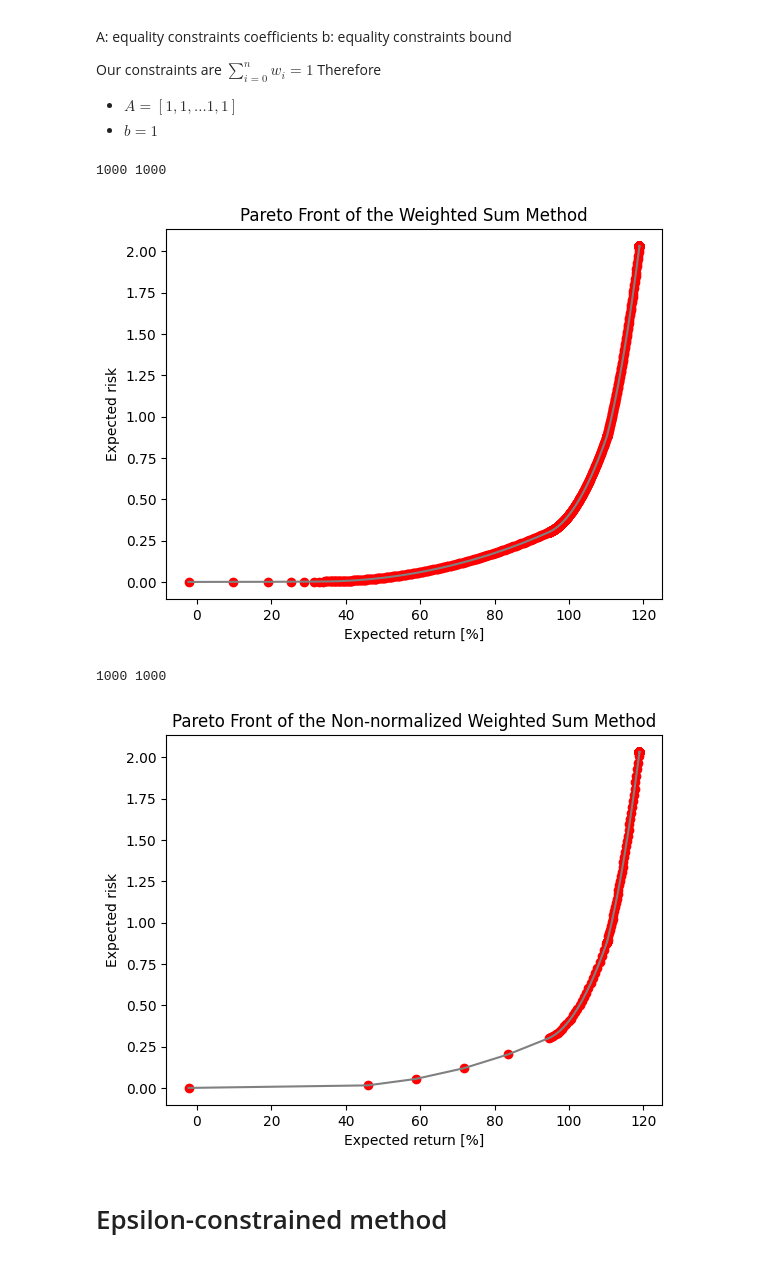
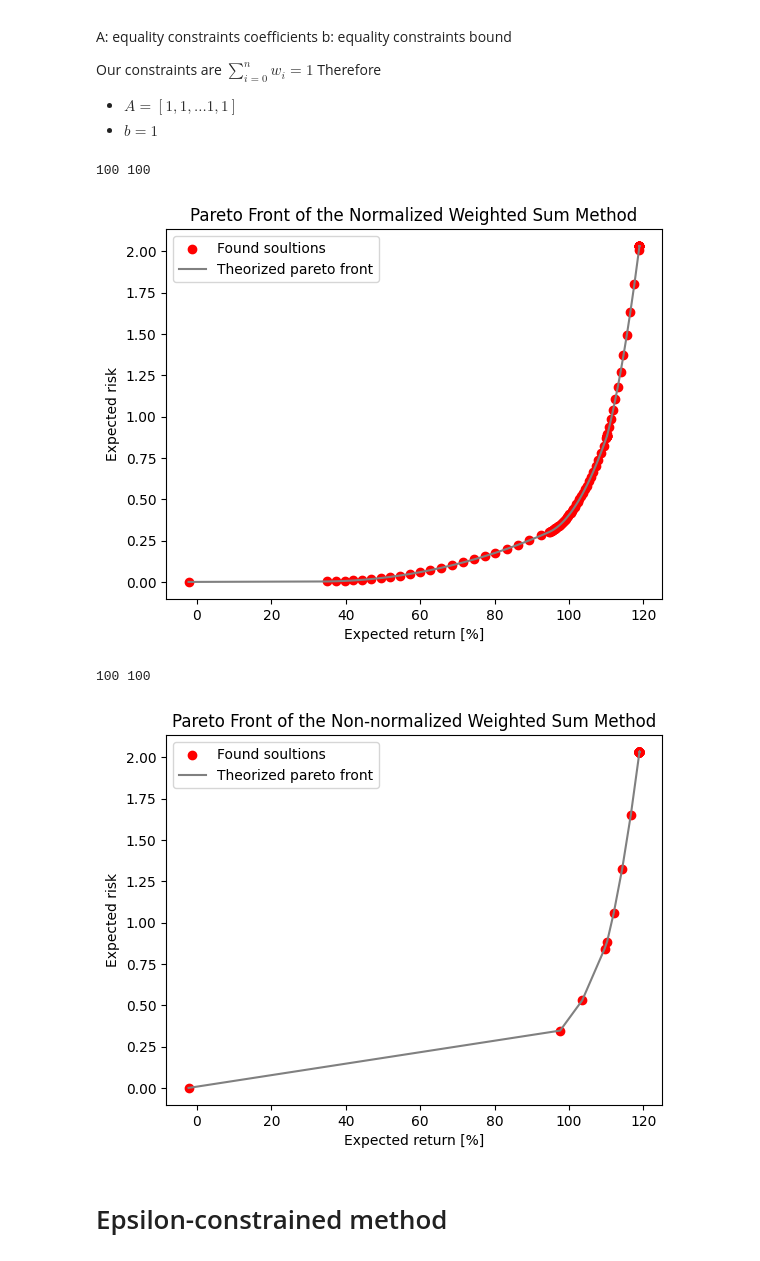
Before and after one commit to BbqGamer/moo, a Jupyter notebook: Script1.ipynb, the cells around one changed output. Drawn from its saved outputs; the diff is of its cells as text; code cells hidden in the pictures.

```diff
--- a/Script1.ipynb
+++ b/Script1.ipynb
@@ -233,6 +230,24 @@ cov_matrix = asset_data.cov().values
 # %%
 Q = matrix(cov_matrix)
 c = matrix(np.zeros(NUM_ASSETS))
+G = matrix(
+    np.vstack(
+        [
+            -np.identity(NUM_ASSETS),
+            np.identity(NUM_ASSETS),
+        ]
+    )
+)
+h = matrix(
+    np.concat(
+        [
+            np.zeros(NUM_ASSETS),
+            np.ones(NUM_ASSETS),
+        ]
+    )
+)
+A = matrix(np.ones(NUM_ASSETS), (1, NUM_ASSETS))
+b = matrix(1.0)
 sol = solvers.qp(Q, c, G, h, A, b)
 weights = sol["x"]
 smallest_risk = 0
@@ -396,7 +411,7 @@ cvxopt.solvers.options['show_progress'] = False
 # %%
 found_risk = []
 found_returns  = []
-W1 = np.linspace(0, 1, 1_000)### Objectives
+W1 = np.linspace(0, 1, 100)### Objectives
 W2 = 1 - W1
 for w1, w2 in zip(W1, W2):
 
@@ -423,7 +438,7 @@ for w1, w2 in zip(W1, W2):
 # %%
 unnormalized_found_risk = []
 unnormalized_found_returns  = []
-W1 = np.linspace(0, 1, 1_000)### Objectives
+W1 = np.linspace(0, 1, 100)### Objectives
 W2 = 1 - W1
 for w1, w2 in zip(W1, W2):
 
@@ -450,26 +465,28 @@ for w1, w2 in zip(W1, W2):
 # %%
 pairs = [(i, j) for i, j in zip(found_returns, found_risk)]
 print(len(pairs), len(set(pairs)))
-plt.scatter(found_returns, found_risk, color="red")
-plt.plot(found_returns, found_risk, color="gray")
+plt.scatter(found_returns, found_risk, color="red",label='Found soultions')
+plt.plot(found_returns, found_risk, color="gray", label='Theorized pareto front')
+plt.legend()
 plt.title("Pareto Front of the Normalized Weighted Sum Method")
 plt.xlabel("Expected return [%]")
 plt.ylabel("Expected risk")
 plt.show()
 # %% [output]
-1000 1000
+100 100
-[figure, old version]
+[figure, new version]
 # %%
 pairs = [(i, j) for i, j in zip(unnormalized_found_returns, unnormalized_found_risk)]
 print(len(pairs), len(set(pairs)))
-plt.scatter(unnormalized_found_returns, unnormalized_found_risk, color="red")
-plt.plot(unnormalized_found_returns, unnormalized_found_risk, color="gray")
+plt.scatter(unnormalized_found_returns, unnormalized_found_risk, color="red", label='Found soultions')
+plt.plot(unnormalized_found_returns, unnormalized_found_risk, color="gray", label='Theorized pareto front')
+plt.legend()
 plt.title("Pareto Front of the Non-normalized Weighted Sum Method")
 plt.xlabel("Expected return [%]")
 plt.ylabel("Expected risk")
 plt.show()
 # %% [output]
-1000 1000
+100 100
-[figure, old version]
+[figure, new version]
 # %% [markdown]
 # Epsilon-constrained method
```
Also changed, not shown: parts of 8 cells of this notebook.
